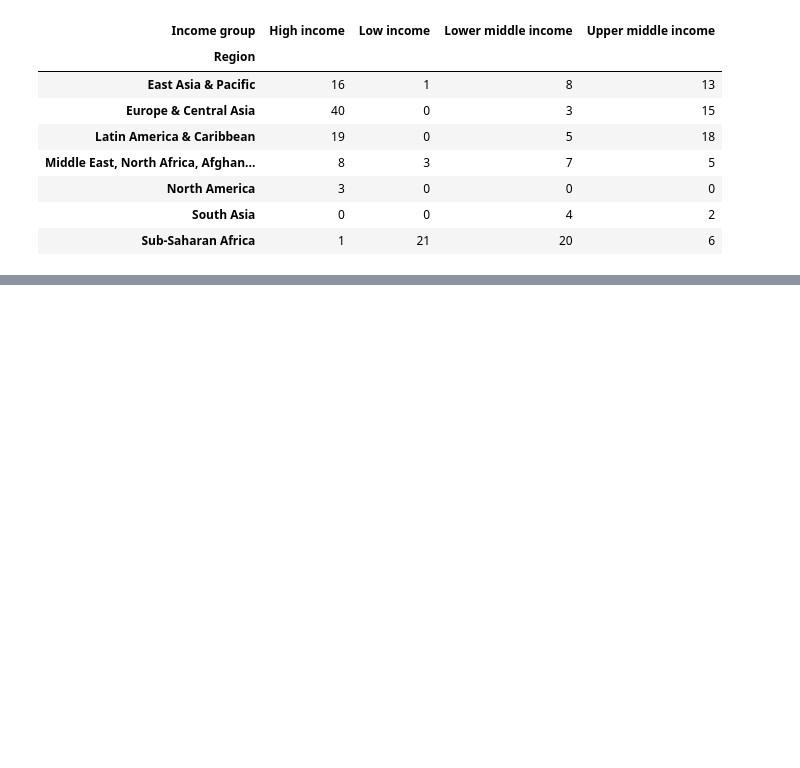
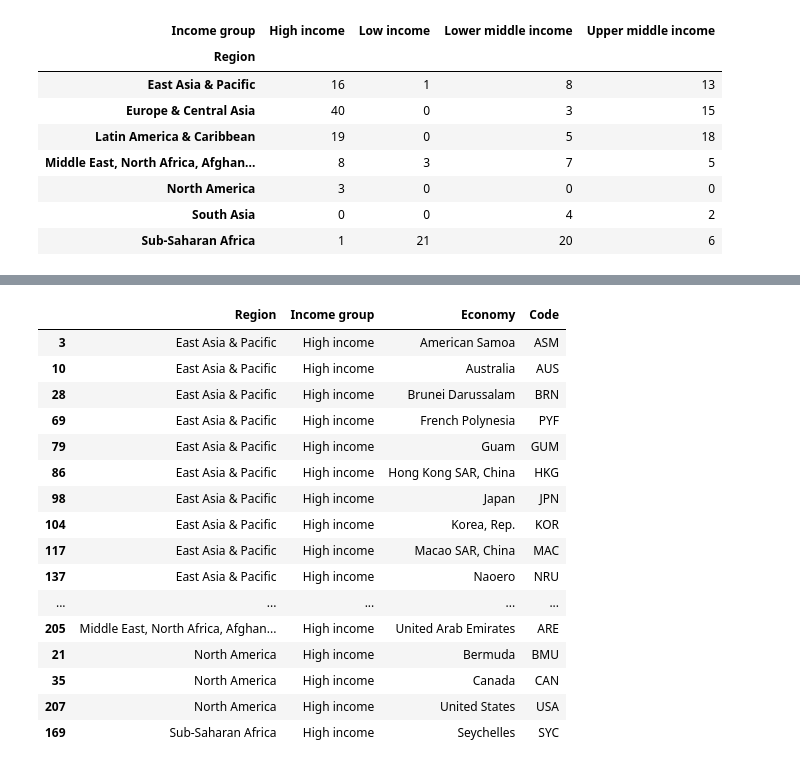
Before and after one commit to ajbunny/AI-Readiness-Governance-Capstone, a Jupyter notebook: notebooks/02_country_selection.ipynb, the cells around one changed output, grey strips where cells are left out. Cells and saved outputs as stored; diff of their text form; code cells hidden in the pictures; blank space fills up the shorter version.

```diff
--- a/notebooks/02_country_selection.ipynb
+++ b/notebooks/02_country_selection.ipynb
@@ -287,0 +437,26 @@ region_income
+# %%
+pd.set_option("display.max_rows", None)
+# %%
+# High income
+
+candidate_pool[candidate_pool['Income group'] == 'High income'].sort_values(by=['Region','Economy'])[['Region','Income group','Economy','Code']]
+
+# Countries selected: Japan, Spain, Barbados, Israel, United States
+# %% [output]
+|  | Region | Income group | Economy | Code |
+| 3 | East Asia & Pacific | High income | American Samoa | ASM |
+| 10 | East Asia & Pacific | High income | Australia | AUS |
+| 28 | East Asia & Pacific | High income | Brunei Darussalam | BRN |
+| 69 | East Asia & Pacific | High income | French Polynesia | PYF |
+| 79 | East Asia & Pacific | High income | Guam | GUM |
+| 86 | East Asia & Pacific | High income | Hong Kong SAR, China | HKG |
+| 98 | East Asia & Pacific | High income | Japan | JPN |
+| 104 | East Asia & Pacific | High income | Korea, Rep. | KOR |
+| 117 | East Asia & Pacific | High income | Macao SAR, China | MAC |
+| 137 | East Asia & Pacific | High income | Naoero | NRU |
+| ... | ... | ... | ... | ... |
+| 205 | Middle East, North Africa, Afghan... | High income | United Arab Emirates | ARE |
+| 21 | North America | High income | Bermuda | BMU |
+| 35 | North America | High income | Canada | CAN |
+| 207 | North America | High income | United States | USA |
+| 169 | Sub-Saharan Africa | High income | Seychelles | SYC |
```
Also changed, not shown: parts of 11 cells of this notebook, 1 other file.
